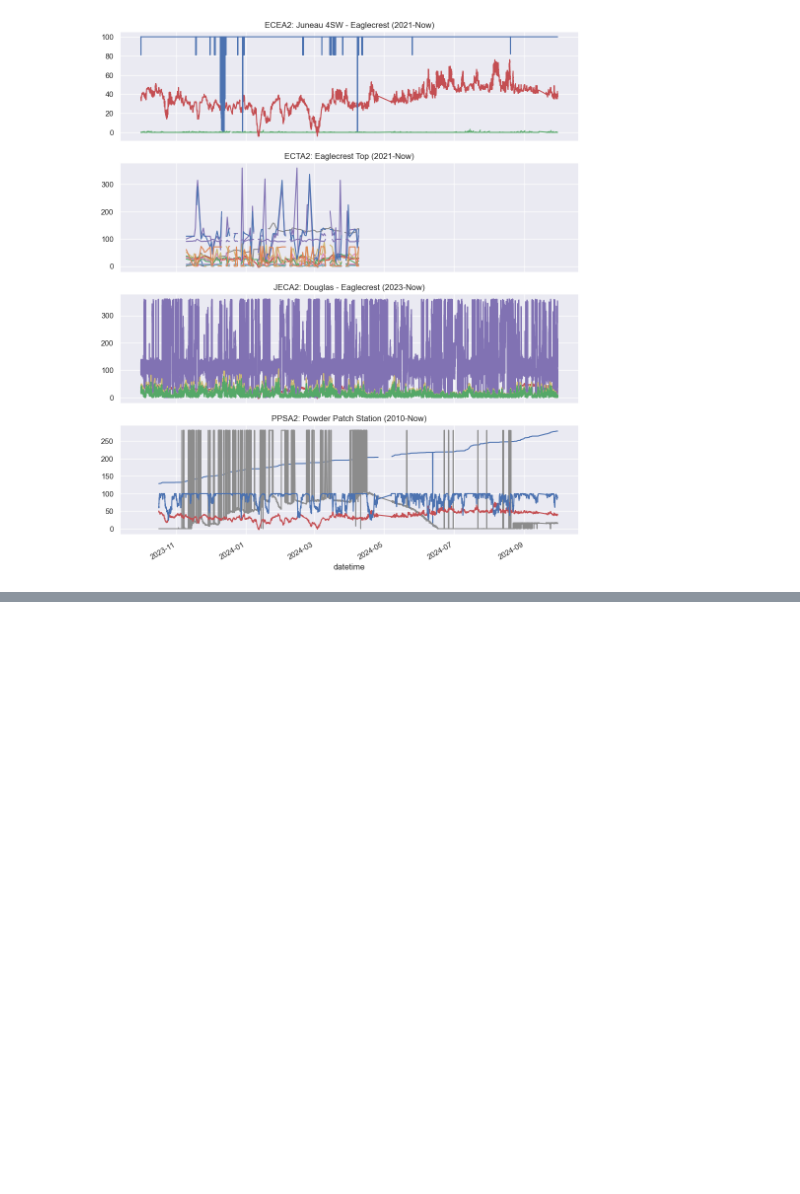
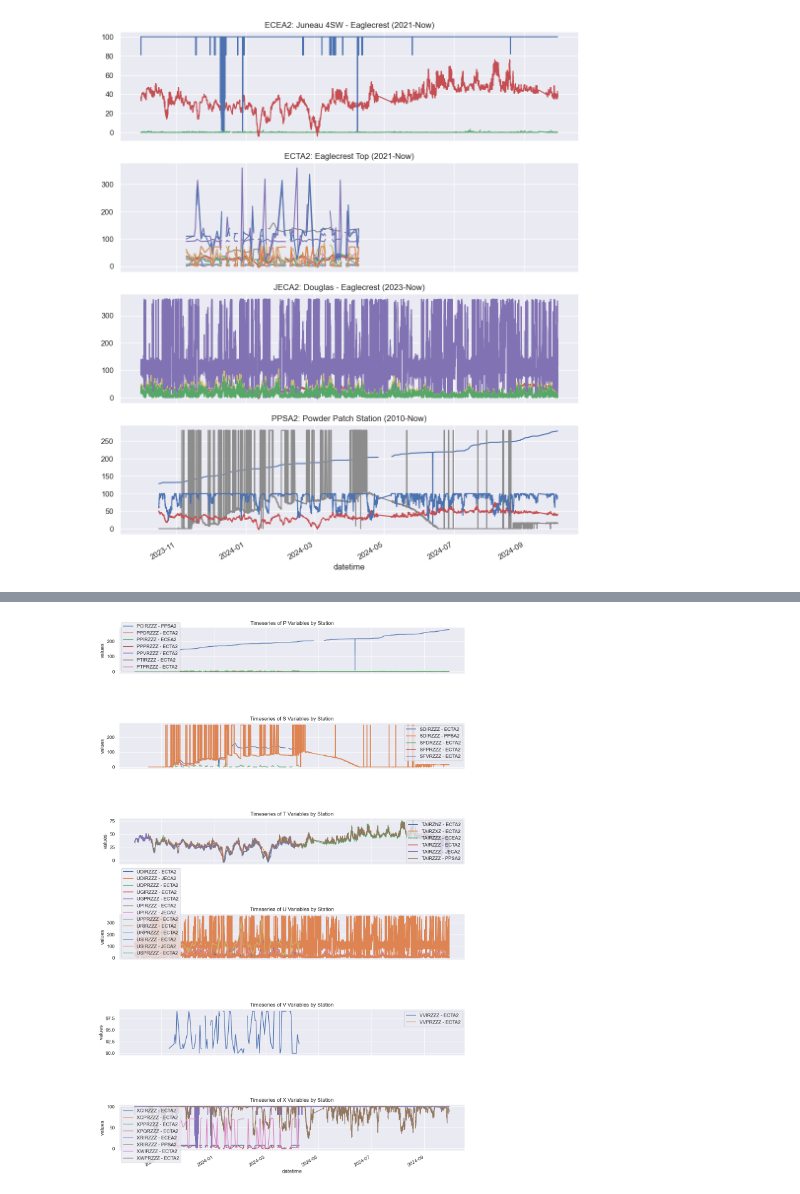
Before and after one commit to cassielumbrazo/juneau_data_analysis, a Jupyter notebook: 2_load_test_data_mesonet.ipynb, the cells around one changed output, grey strips where cells are left out. Drawn from its saved outputs; the diff is of its cells as text; code cells hidden in the pictures; blank space fills up the shorter version.

Commit message:
finished organizing the test dataset, some final plots

```diff
--- a/2_load_test_data_mesonet.ipynb
+++ b/2_load_test_data_mesonet.ipynb
@@ -313,0 +326,39 @@ Metadata Source: https://mesonet2.agron.iastate.edu/sites/current.php?station=PP
+# %%
+unique_stations = df['station'].unique()
+
+# Create a figure with 5 subplots
+fig, ax = plt.subplots(6, 1, figsize=(12, 18), sharex=True)
+
+# Define the variable groups based on their prefixes
+variable_groups = {
+    'P': ['PCIRZZZ', 'PPDRZZZ', 'PPIRZZZ', 'PPPRZZZ', 'PPVRZZZ', 'PTIRZZZ', 'PTPRZZZ'],
+    'S': ['SDIRZZZ', 'SFDRZZZ', 'SFPRZZZ', 'SFVRZZZ'],
+    'T': ['TAIRZNZ', 'TAIRZXZ', 'TAIRZZZ'],
+    'U': ['UDIRZZZ', 'UDPRZZZ', 'UGIRZZZ', 'UGPRZZZ', 'UPIRZZZ', 'UPPRZZZ', 'URIRZZZ', 'URPRZZZ', 'USIRZZZ', 'USPRZZZ'],
+    'V': ['VVIRZZZ', 'VVPRZZZ'],
+    'X': ['XCIRZZZ', 'XCPRZZZ', 'XPPRZZZ', 'XPQRZZZ', 'XRIRZZZ', 'XWIRZZZ', 'XWPRZZZ']
+}
+
+# Loop through each group and plot the variables
+for i, (prefix, variables) in enumerate(variable_groups.items()):
+    for var in variables:
+        for station in unique_stations:
+            # Filter the DataFrame for the current station
+            station_data = df[df['station'] == station]
+            # Check if the variable exists in the station's data
+            if var in station_data.columns and not station_data[var].isnull().all():
+                # Plot the variable for the current station
+                station_data[var].plot(ax=ax[i], label=f'{var} - {station}')
+
+    # Set titles and labels for each subplot
+    ax[i].set_title(f'Timeseries of {prefix} Variables by Station')
+    ax[i].set_ylabel('values')
+    ax[i].legend()
+
+# Set common x-label for all subplots
+ax[-1].set_xlabel('datetime')
+
+plt.tight_layout()
+plt.show()
+# %% [output]
+[figure, added]
```
Also changed, not shown: parts of 16 cells of this notebook.
